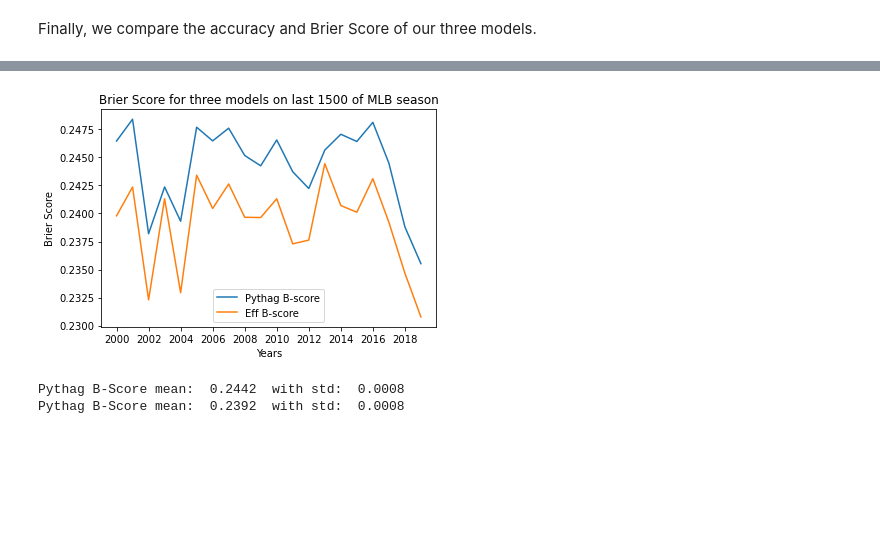
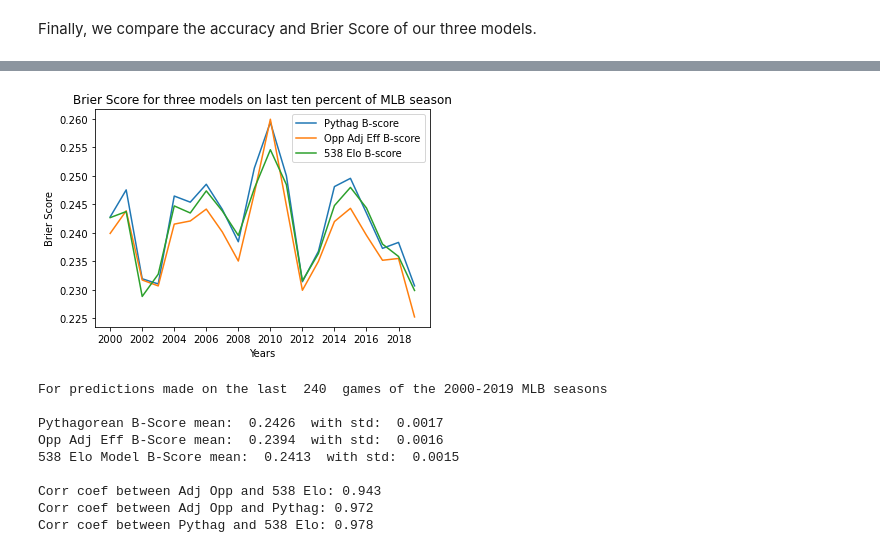
Before and after one commit to schulze61/erdos_baseball_project, a Jupyter notebook: erdos baseball accuracy and bscore estimates for three models.ipynb, the cells around one changed output, grey strips where cells are left out. Cells and saved outputs as stored; diff of their text form; code cells hidden in the pictures; blank space fills up the shorter version.

```diff
--- a/erdos baseball accuracy and bscore estimates for three models.ipynb
+++ b/erdos baseball accuracy and bscore estimates for three models.ipynb
@@ -27,7 +28,7 @@ for year in years_t:
 
     print(year, ' Test')
 
-    df = pd.read_csv(r"C:\Users\wipaw\Desktop\baseball erdos\gl2000_09\gl"+ str(year) + ".txt", header = None)
+    df = pd.read_csv(r"C:\Users\wipaw\Desktop\baseball erdos\retrosheet_game_data\gl"+ str(year) + ".txt", header = None)
     cols_drop = [1,2,4,7]
     cols_drop = cols_drop + list(range(11,16))+list(range(17,101))+list(range(105,161))
     df = df.drop(columns = cols_drop)
@@ -171,6 +172,7 @@ for year in years_t:
 
 
 
+    # in this section we calculate the opponent adjusted offensive and defensive efficiency
 
     df['off eff A'] = np.nan
     df['off eff H'] = np.nan
@@ -263,7 +265,7 @@ for year in years:
 
     print(year)
 
-    df = pd.read_csv(r"C:\Users\wipaw\Desktop\baseball erdos\gl2000_09\gl"+str(year)+ ".txt", header = None)
+    df = pd.read_csv(r"C:\Users\wipaw\Desktop\baseball erdos\retrosheet_game_data\gl"+str(year)+ ".txt", header = None)
     cols_drop = [1,2,4,7]
     cols_drop = cols_drop + list(range(11,16))+list(range(17,101))+list(range(105,161))
     df = df.drop(columns = cols_drop)
@@ -356,6 +358,7 @@ for year in years:
 
 
 
+    # in this section we calculate the opponent adjusted offensive and defensive efficiency
 
     df['off eff A'] = np.nan
     df['off eff H'] = np.nan
@@ -550,29 +562,62 @@ Eff Percentage:  0.611  on  1500  games
 # %%
 plt.plot(years,pyth_bscore, label = 'Pythag B-score')
 #plt.plot(years,wpct_bscore, label = 'W pct B-score')
 #plt.plot(years,wb_bscore, label = 'WB B-score')
-plt.plot(years,eff_bscore, label = 'Eff B-score')
+plt.plot(years,eff_bscore, label = 'Opp Adj Eff B-score')
 #plt.plot(years,eff_h_bscore, label = 'Eff_h B-score')
+plt.plot(years, elo, label = '538 Elo B-score')
+
 plt.xticks(range(2000,2020,2))
 
 plt.xlabel('Years')
 plt.ylabel('Brier Score')
 
 plt.legend()
-plt.title('Brier Score for three models on last '+ str(num_games)+ ' of MLB season')
+plt.title('Brier Score for three models on last ten percent of MLB season')
 
 plt.show()
 # %% [output]
-[figure, old version]
+[figure, new version]
-# %%
-print("Pythag B-Score mean: ", round(np.mean(pyth_bscore),4), " with std: ",
-      round( np.std(pyth_bscore)/np.sqrt(len(pyth_bscore)),4 )  )
-
-print("Pythag B-Score mean: ", round(np.mean(eff_bscore),4), " with std: ",
-      round( np.std(eff_bscore)/np.sqrt(len(eff_bscore)),4 )  )
-# %% [output]
-Pythag B-Score mean:  0.2442  with std:  0.0008
-Pythag B-Score mean:  0.2392  with std:  0.0008
+# %%
+print('For predictions made on the last ', num_games, ' games of the 2000-2019 MLB seasons')
+print()
+
+print("Pythagorean B-Score mean: ", round(np.mean(pyth_bscore),4), " with std: ",
+      round( np.std(pyth_bscore)/np.sqrt(len(pyth_bscore)),4 )  )
+
+print("Opp Adj Eff B-Score mean: ", round(np.mean(eff_bscore),4), " with std: ",
+      round( np.std(eff_bscore)/np.sqrt(len(eff_bscore)),4 )  )
+
+print("538 Elo Model B-Score mean: ", round(np.mean(elo),4), " with std: ",
+      round( np.std(elo)/np.sqrt(len(elo)),4 )  )
+
+print()
+print('Corr coef between Adj Opp and 538 Elo:', round(np.corrcoef(eff_bscore, elo)[0,1], 3))
+print('Corr coef between Adj Opp and Pythag:', round(np.corrcoef(eff_bscore, pyth_bscore)[0,1], 3))
+print('Corr coef between Pythag and 538 Elo:', round(np.corrcoef(elo, pyth_bscore)[0,1], 3))
+
+
+# data = { 'Pythag' : pyth_bscore,
+#         'Opp Adj': eff_bscore,
+#         '538 Elo': elo
+# }
+# df_corr = pd.DataFrame(data)
+
+# corr = df_corr.corr()
+
+# sns.heatmap(corr, cmap = 'coolwarm')
+
+# plt.show()
+# %% [output]
+For predictions made on the last  240  games of the 2000-2019 MLB seasons
+
+Pythagorean B-Score mean:  0.2426  with std:  0.0017
+Opp Adj Eff B-Score mean:  0.2394  with std:  0.0016
+538 Elo Model B-Score mean:  0.2413  with std:  0.0015
+
+Corr coef between Adj Opp and 538 Elo: 0.943
+Corr coef between Adj Opp and Pythag: 0.972
+Corr coef between Pythag and 538 Elo: 0.978
 # %%
 #plt.plot(years,wpct, label = 'W pct')
 plt.plot(years,pyth, label = 'Pyth')
```
Also changed, not shown: parts of 5 cells of this notebook.
